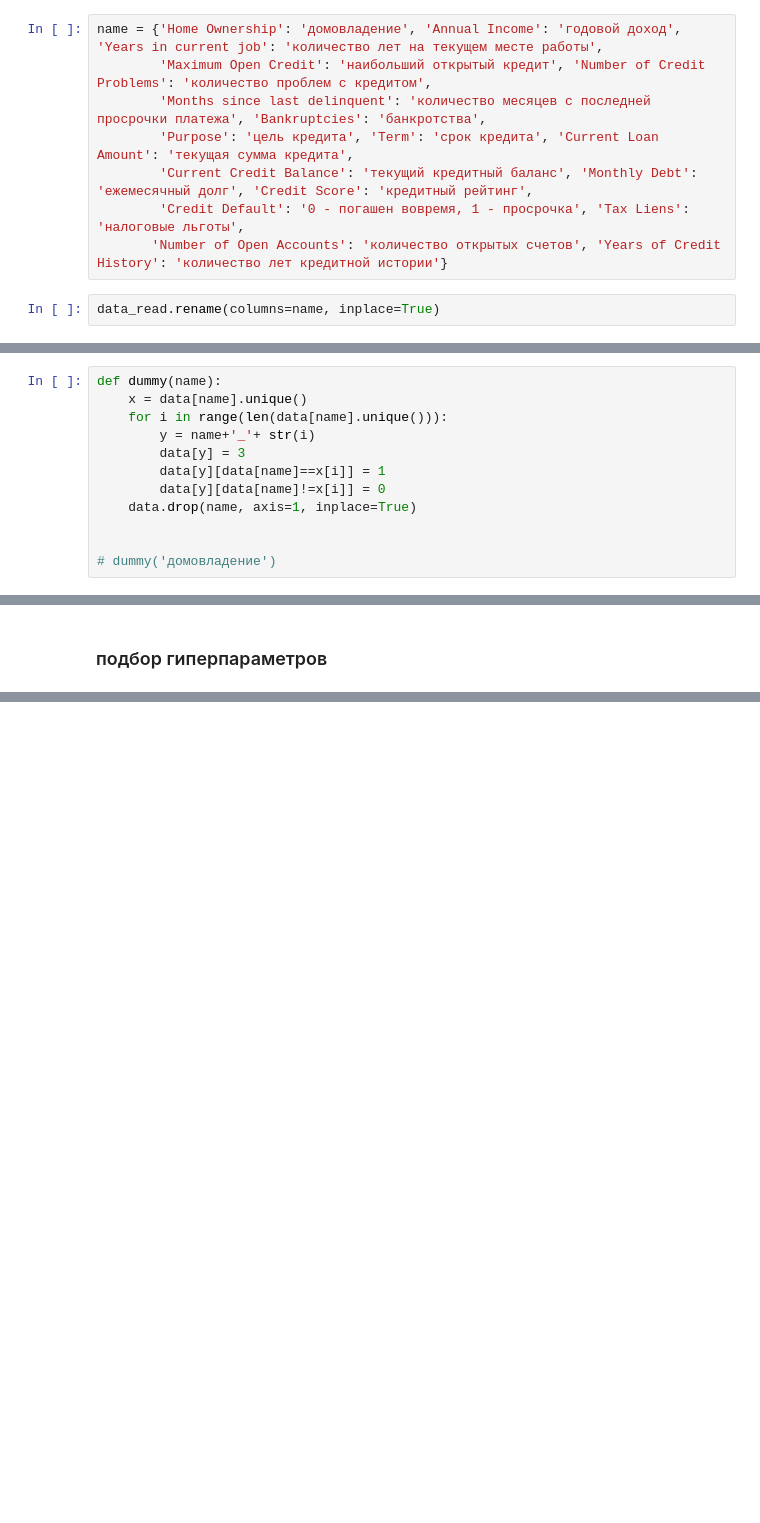
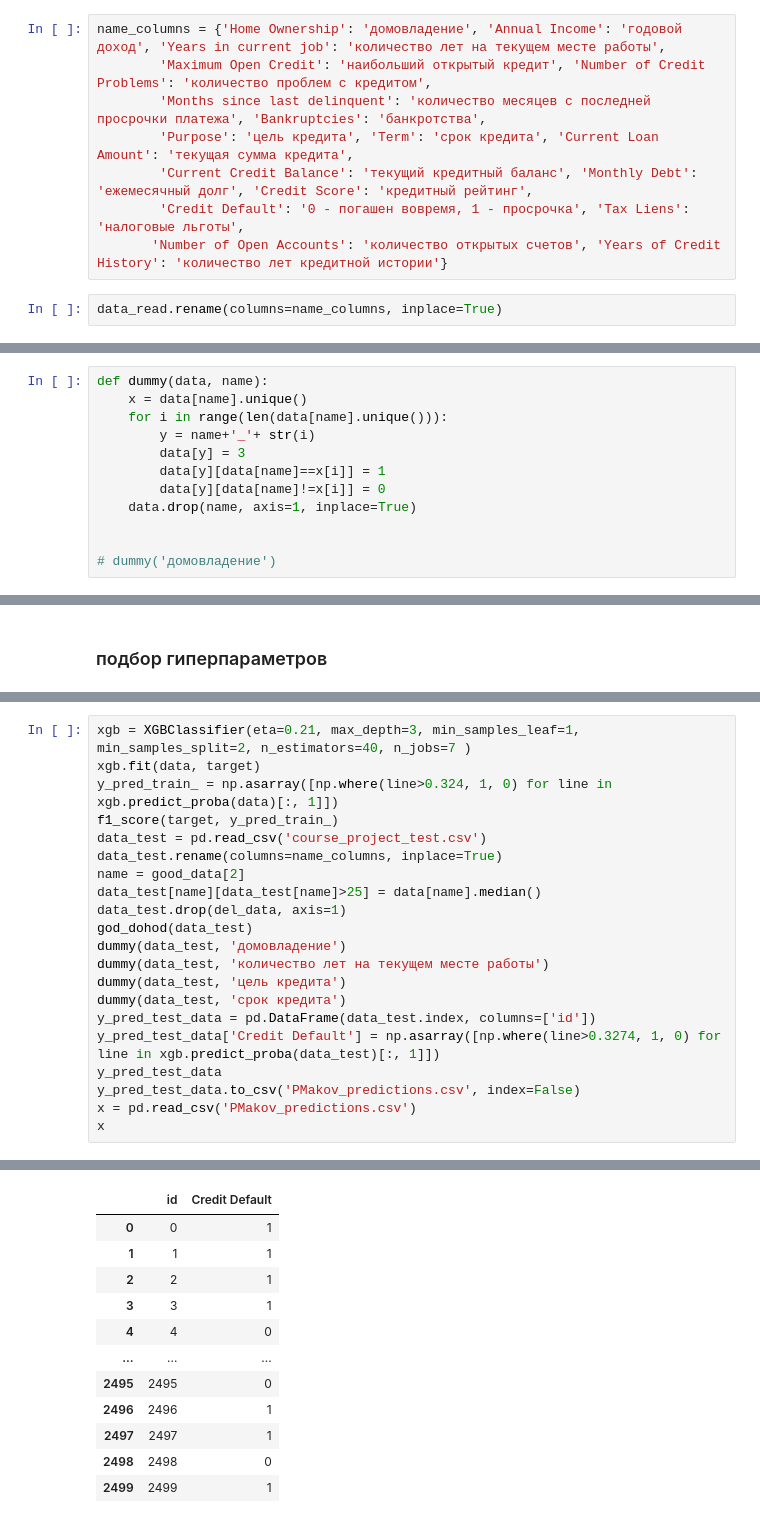
Before and after one commit to paldess/kursov_ml_2, a Jupyter notebook: kursov.ipynb, the cells around one changed output, grey strips where cells are left out. Saved outputs shown, nothing was run; the diff lists cells and outputs as text; blank space fills up the shorter version.

```diff
--- a/kursov.ipynb
+++ b/kursov.ipynb
@@ -32,7 +32,7 @@ Data columns (total 17 columns):
 dtypes: float64(12), int64(1), object(4)
 memory usage: 996.2+ KB
 # %%
-name = {'Home Ownership': 'домовладение', 'Annual Income': 'годовой доход', 'Years in current job': 'количество лет на текущем месте работы',
+name_columns = {'Home Ownership': 'домовладение', 'Annual Income': 'годовой доход', 'Years in current job': 'количество лет на текущем месте работы',
         'Maximum Open Credit': 'наибольший открытый кредит', 'Number of Credit Problems': 'количество проблем с кредитом',
         'Months since last delinquent': 'количество месяцев с последней просрочки платежа', 'Bankruptcies': 'банкротства',
         'Purpose': 'цель кредита', 'Term': 'срок кредита', 'Current Loan Amount': 'текущая сумма кредита',
@@ -40,7 +40,7 @@ name = {'Home Ownership': 'домовладение', 'Annual Income': 'годо
         'Credit Default': '0 - погашен вовремя, 1 - просрочка', 'Tax Liens': 'налоговые льготы',
        'Number of Open Accounts': 'количество открытых счетов', 'Years of Credit History': 'количество лет кредитной истории'}
 # %%
-data_read.rename(columns=name, inplace=True)
+data_read.rename(columns=name_columns, inplace=True)
 # %%
 data_read
 # %% [output]
@@ -85,7 +85,7 @@ memory usage: 937.6+ KB
 # %% [markdown]
 ### dummy переменные
 # %%
-def dummy(name):
+def dummy(data, name):
     x = data[name].unique()
     for i in range(len(data[name].unique())):
         y = name+'_'+ str(i)
@@ -363,0 +341,22 @@ grid.best_params_
+# %%
+xgb = XGBClassifier(eta=0.21, max_depth=3, min_samples_leaf=1, min_samples_split=2, n_estimators=40, n_jobs=7 )
+xgb.fit(data, target)
+y_pred_train_ = np.asarray([np.where(line>0.324, 1, 0) for line in xgb.predict_proba(data)[:, 1]])
+f1_score(target, y_pred_train_)
+data_test = pd.read_csv('course_project_test.csv')
+data_test.rename(columns=name_columns, inplace=True)
+name = good_data[2]
+data_test[name][data_test[name]>25] = data[name].median()
+data_test.drop(del_data, axis=1)
+god_dohod(data_test)
+dummy(data_test, 'домовладение')
+dummy(data_test, 'количество лет на текущем месте работы')
+dummy(data_test, 'цель кредита')
+dummy(data_test, 'срок кредита')
+y_pred_test_data = pd.DataFrame(data_test.index, columns=['id'])
+y_pred_test_data['Credit Default'] = np.asarray([np.where(line>0.3274, 1, 0) for line in xgb.predict_proba(data_test)[:, 1]])
+y_pred_test_data
+y_pred_test_data.to_csv('PMakov_predictions.csv', index=False)
+x = pd.read_csv('PMakov_predictions.csv')
+x
+# %% [output]
@@ -363,0 +372,12 @@ grid.best_params_
+|  | id | Credit Default |
+| 0 | 0 | 1 |
+| 1 | 1 | 1 |
+| 2 | 2 | 1 |
+| 3 | 3 | 1 |
+| 4 | 4 | 0 |
+| ... | ... | ... |
+| 2495 | 2495 | 0 |
+| 2496 | 2496 | 1 |
+| 2497 | 2497 | 1 |
+| 2498 | 2498 | 0 |
+| 2499 | 2499 | 1 |
```
Also changed, not shown: parts of 6 cells of this notebook, 1 other file.
